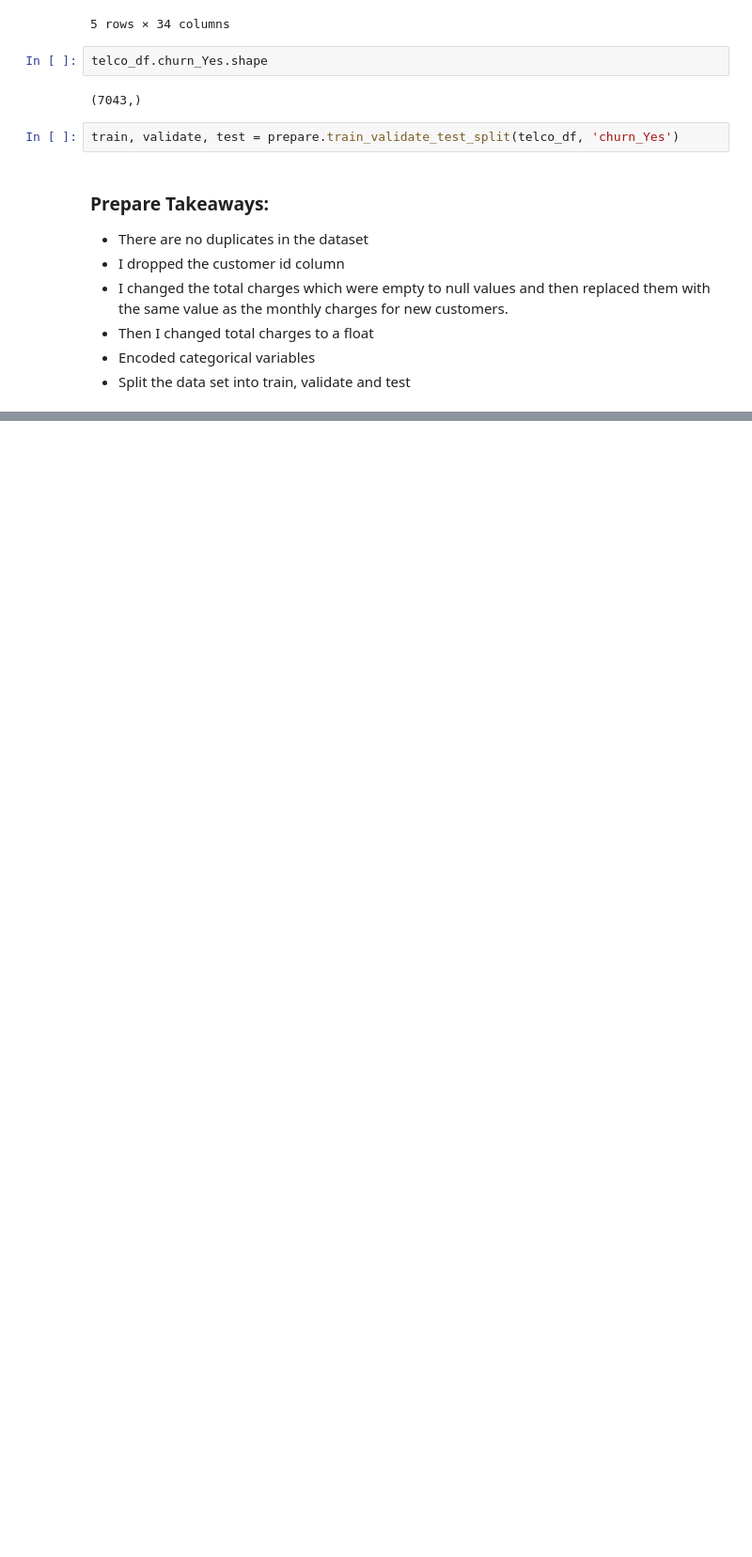
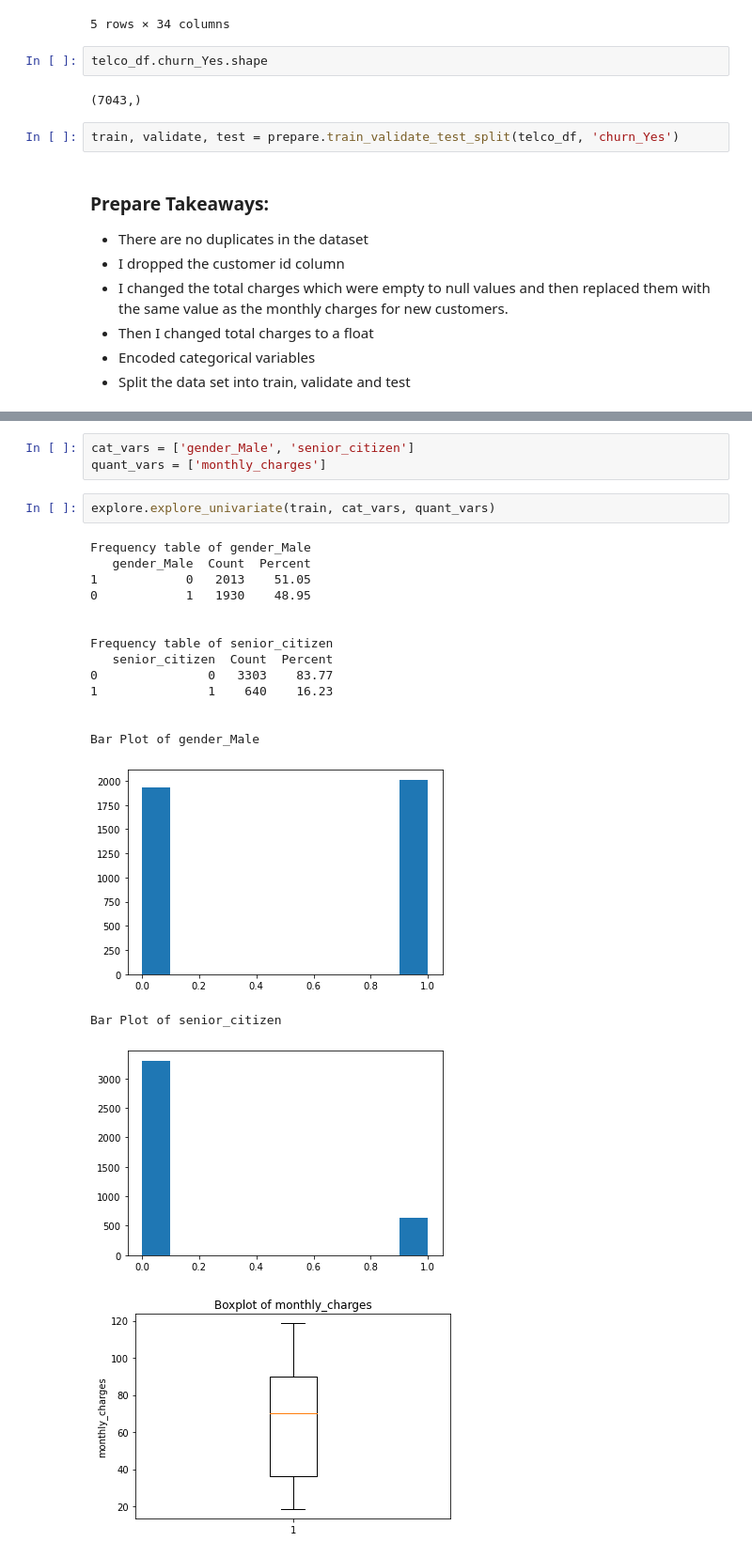
Before and after one commit to mariamnaqvi/predicting_customer_churn, a Jupyter notebook: final_report_telco.ipynb, the cells around one changed output, grey strips where cells are left out. Shown at 94% size. Cells and saved outputs as stored; diff of their text form; blank space fills up the shorter version.

```diff
--- a/final_report_telco.ipynb
+++ b/final_report_telco.ipynb
@@ -68,0 +79,23 @@ NameError: name 'train' is not defined
+# %%
+cat_vars = ['gender_Male', 'senior_citizen']
+quant_vars = ['monthly_charges']
+# %%
+explore.explore_univariate(train, cat_vars, quant_vars)
+# %% [output]
+Frequency table of gender_Male
+   gender_Male  Count  Percent
+1            0   2013    51.05
+0            1   1930    48.95
+
+
+Frequency table of senior_citizen
+   senior_citizen  Count  Percent
+0               0   3303    83.77
+1               1    640    16.23
+
+
+Bar Plot of gender_Male
+[figure, added]
+Bar Plot of senior_citizen
+[figure, added]
+[figure, added]
```
Also changed, not shown: parts of 23 cells of this notebook.
